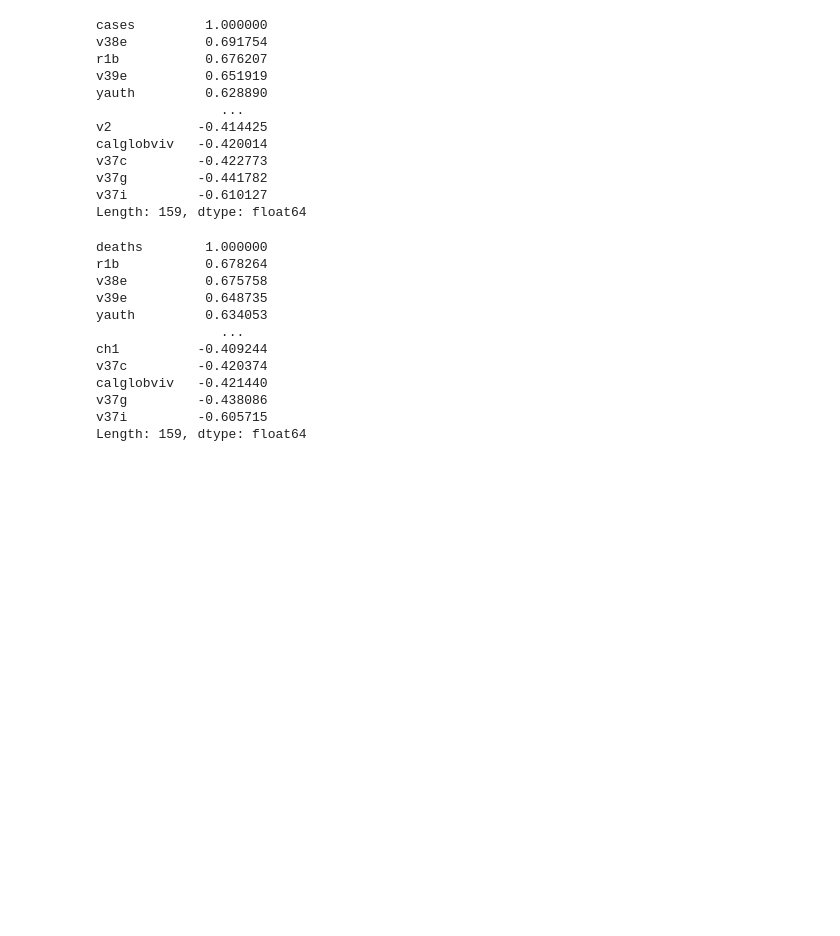
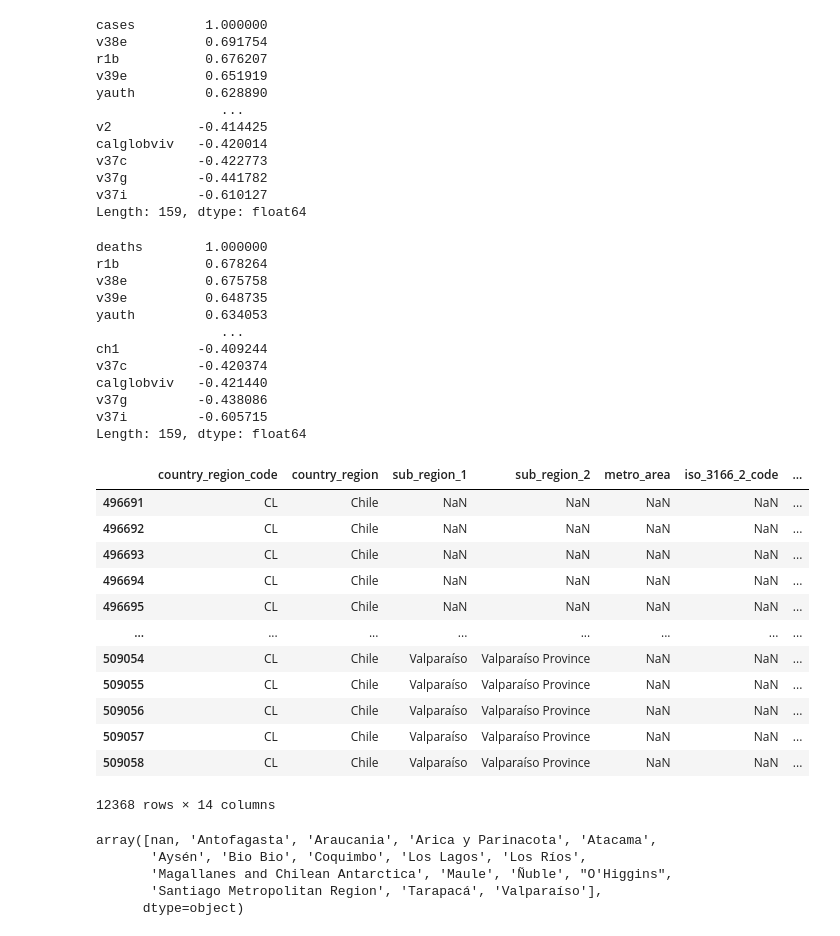
Before and after one commit to muellermax/Covid-Chile-Prediction, a Jupyter notebook: Covid Chile Prediction.ipynb, the cells around one changed output. Drawn from its saved outputs; the diff is of its cells as text; code cells hidden in the pictures; blank space fills up the shorter version.

```diff
--- a/Covid Chile Prediction.ipynb
+++ b/Covid Chile Prediction.ipynb
@@ -377,3 +377,29 @@ v37i         -0.605715
 Length: 159, dtype: float64
 # %%
 # Next step: Visualize top 5 and lowest 5
+# %%
+df = pd.read_csv('Global_Mobility_Report.csv')
+# %%
+df[df['country_region'] == 'Chile']
+# %% [output]
+|  | country_region_code | country_region | sub_region_1 | sub_region_2 | metro_area | iso_3166_2_code | ... |
+| 496691 | CL | Chile | NaN | NaN | NaN | NaN | ... |
+| 496692 | CL | Chile | NaN | NaN | NaN | NaN | ... |
+| 496693 | CL | Chile | NaN | NaN | NaN | NaN | ... |
+| 496694 | CL | Chile | NaN | NaN | NaN | NaN | ... |
+| 496695 | CL | Chile | NaN | NaN | NaN | NaN | ... |
+| ... | ... | ... | ... | ... | ... | ... | ... |
+| 509054 | CL | Chile | Valparaíso | Valparaíso Province | NaN | NaN | ... |
+| 509055 | CL | Chile | Valparaíso | Valparaíso Province | NaN | NaN | ... |
+| 509056 | CL | Chile | Valparaíso | Valparaíso Province | NaN | NaN | ... |
+| 509057 | CL | Chile | Valparaíso | Valparaíso Province | NaN | NaN | ... |
+| 509058 | CL | Chile | Valparaíso | Valparaíso Province | NaN | NaN | ... |
+12368 rows × 14 columns
+# %%
+df[df['country_region'] == 'Chile'].sub_region_1.unique()
+# %% [output]
+array([nan, 'Antofagasta', 'Araucania', 'Arica y Parinacota', 'Atacama',
+       'Aysén', 'Bio Bio', 'Coquimbo', 'Los Lagos', 'Los Ríos',
+       'Magallanes and Chilean Antarctica', 'Maule', 'Ñuble', "O'Higgins",
+       'Santiago Metropolitan Region', 'Tarapacá', 'Valparaíso'],
+      dtype=object)
```
Also changed, not shown: parts of 3 cells of this notebook, 1 other file.
